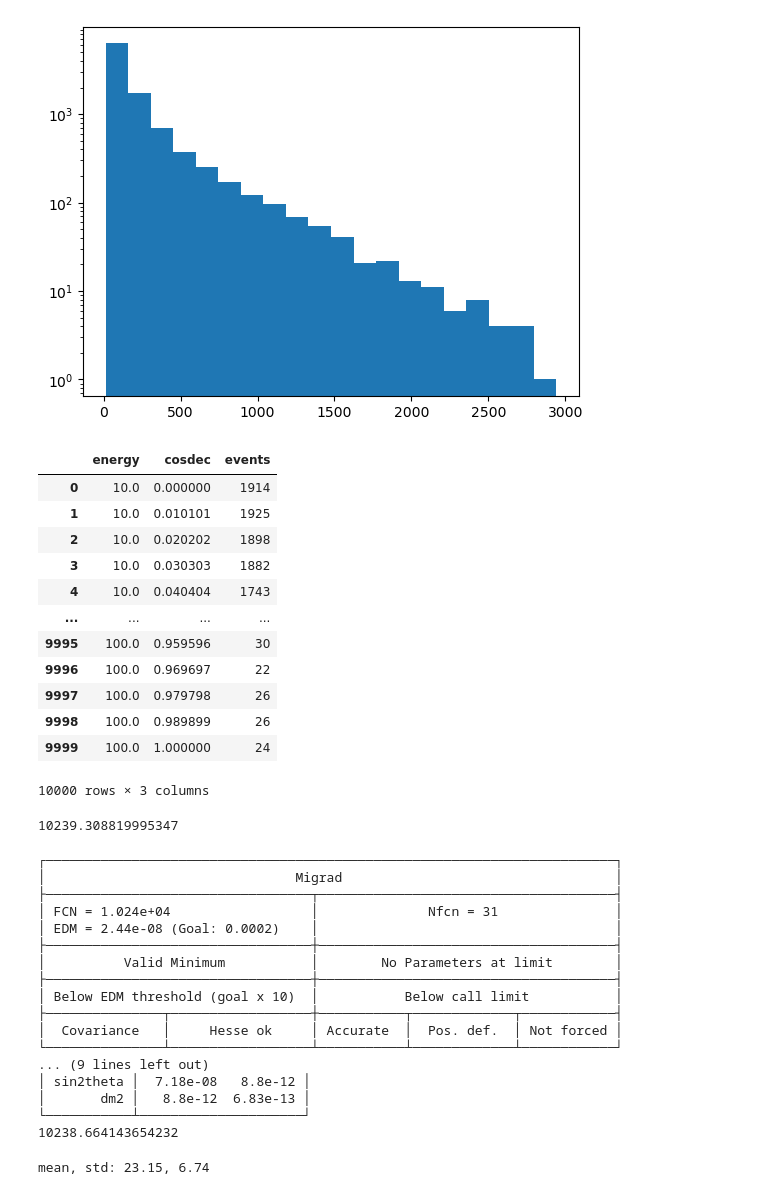
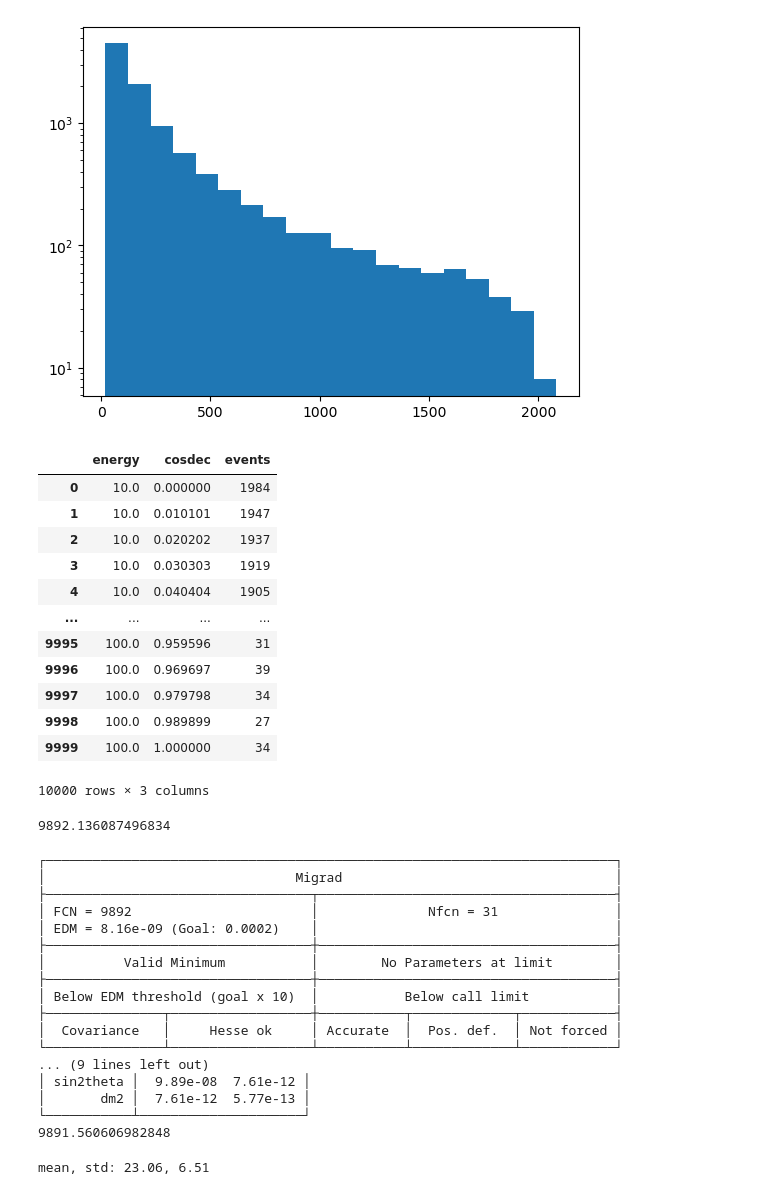
Before and after one commit to aotownsend/StatMethods2022, a Jupyter notebook: submissions/week8/annanay_week8.ipynb, the cells around one changed output. Cells and saved outputs as stored; diff of their text form; code cells hidden in the pictures.

```diff
--- a/submissions/week8/annanay_week8.ipynb
+++ b/submissions/week8/annanay_week8.ipynb
@@ -17,7 +17,7 @@ def atmo_event_rate(energy, cos_theta, sin2theta=0.9, dm2=2.4e-3):
     l = 12e3 * cos_theta # base line - max corresponds to diameter of the Earth 12e3 km
 
     # two flavor oscillation propability for muon disappearance - see wikipedia
-    osc_prop = 1-sin2theta * np.sin(1.27*dm2*l/energy)
+    osc_prop = 1-sin2theta * np.sin(1.27*dm2*l/energy)**2
 
     return flux*osc_prop
 
@@ -27,46 +27,46 @@ def run_experiment(energy, cosdec, sin2theta=0.9, dm2=2.4e-3):
     rows = []
     i = 0
     for e in energy:
         for c in cosdec:
             mu = atmo_event_rate(e,c,sin2theta,dm2)
             sig = np.sqrt(mu)
             event_random = np.random.normal(mu,sig)
             events[i] = int(event_random)
             i=i+1
             rows.append([e,c,int(event_random)])
     events_df = pd.DataFrame(rows, columns=['energy','cosdec','events'])
     return events_df
 
 def generate_data(N, sin2theta=0.9, dm2=2.4e-3):
 
     cosdec =  np.linspace(0, 1, N) # N steps in cos(declination) from 0 to 1
     energy = 10**np.linspace(1, 2, N) # N steps in log10(energy) from 10 to 100 GeV
 
     events_df = run_experiment(energy,cosdec,sin2theta,dm2)
 
     return events_df
 
 events_df = generate_data(100)
 
 plt.hist(events_df["events"], bins=20)
 plt.yscale('log')
 
 plt.show()
 events_df
 # %% [output]
-[figure, old version]
+[figure, new version]
 |  | energy | cosdec | events |
-| 0 | 10.0 | 0.000000 | 1914 |
-| 1 | 10.0 | 0.010101 | 1925 |
-| 2 | 10.0 | 0.020202 | 1898 |
-| 3 | 10.0 | 0.030303 | 1882 |
-| 4 | 10.0 | 0.040404 | 1743 |
+| 0 | 10.0 | 0.000000 | 1984 |
+| 1 | 10.0 | 0.010101 | 1947 |
+| 2 | 10.0 | 0.020202 | 1937 |
+| 3 | 10.0 | 0.030303 | 1919 |
+| 4 | 10.0 | 0.040404 | 1905 |
 | ... | ... | ... | ... |
-| 9995 | 100.0 | 0.959596 | 30 |
-| 9996 | 100.0 | 0.969697 | 22 |
-| 9997 | 100.0 | 0.979798 | 26 |
-| 9998 | 100.0 | 0.989899 | 26 |
-| 9999 | 100.0 | 1.000000 | 24 |
+| 9995 | 100.0 | 0.959596 | 31 |
+| 9996 | 100.0 | 0.969697 | 39 |
+| 9997 | 100.0 | 0.979798 | 34 |
+| 9998 | 100.0 | 0.989899 | 27 |
+| 9999 | 100.0 | 1.000000 | 34 |
 10000 rows × 3 columns
 # %%
 events_df = generate_data(100, sin2theta=0.9, dm2=2.4e-3)
@@ -80,7 +80,7 @@ def chi2(sin2theta, dm2):
 
 chi2(0.9, 2.4e-3)
 # %% [output]
-10239.308819995347
+9892.136087496834
 # %%
 m = Minuit(chi2, sin2theta=0.9, dm2=2.4e-3)
 print(m.migrad())
@@ -89,8 +89,8 @@ print(m.fval)
 ┌─────────────────────────────────────────────────────────────────────────┐
 │                                Migrad                                   │
 ├──────────────────────────────────┬──────────────────────────────────────┤
-│ FCN = 1.024e+04                  │              Nfcn = 31               │
-│ EDM = 2.44e-08 (Goal: 0.0002)    │                                      │
+│ FCN = 9892                       │              Nfcn = 31               │
+│ EDM = 8.16e-09 (Goal: 0.0002)    │                                      │
 ├──────────────────────────────────┼──────────────────────────────────────┤
 │          Valid Minimum           │        No Parameters at limit        │
 ├──────────────────────────────────┼──────────────────────────────────────┤
@@ -99,10 +99,10 @@ print(m.fval)
 │  Covariance   │     Hesse ok     │ Accurate  │  Pos. def.  │ Not forced │
 └───────────────┴──────────────────┴───────────┴─────────────┴────────────┘
 ... (9 lines left out)
-│ sin2theta │  7.18e-08   8.8e-12 │
-│       dm2 │   8.8e-12  6.83e-13 │
+│ sin2theta │  9.89e-08  7.61e-12 │
+│       dm2 │  7.61e-12  5.77e-13 │
 └───────────┴─────────────────────┘
-10238.664143654232
+9891.560606982848
 # %%
 N_sim = 1000
 chi2_vals =[]
@@ -122,7 +122,7 @@ for sim in range(N_sim):
 
 print(f"mean, std: {np.mean(chi2_vals):.2f}, {np.std(chi2_vals):.2f}")
 # %% [output]
-mean, std: 23.15, 6.74
+mean, std: 23.06, 6.51
 # %%
 bins = 40
 df=22
```
Also changed, not shown: parts of 1 cell of this notebook.
